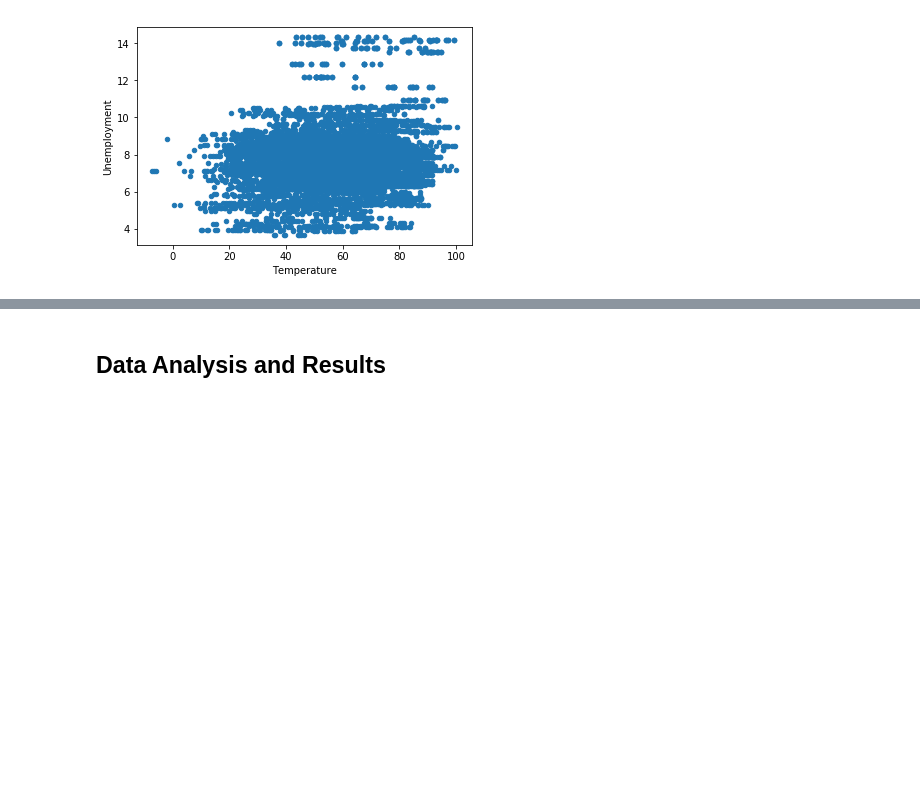
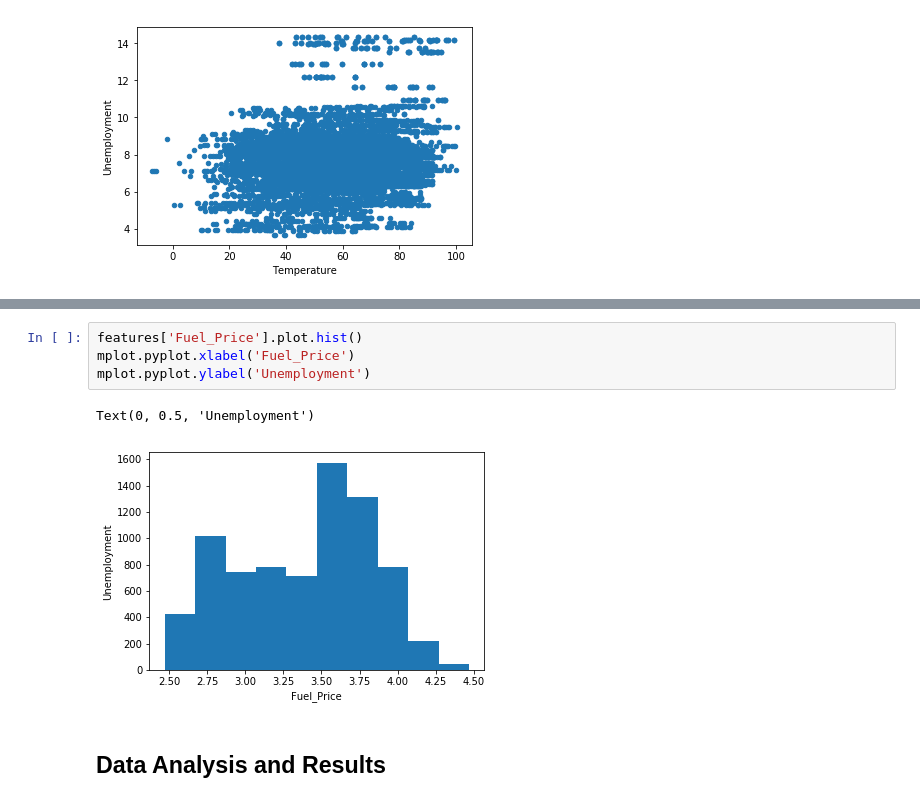
Before and after one commit to dkovelie/COGS-108-project-fun, a Jupyter notebook: FinalProject.ipynb, the cells around one changed output, grey strips where cells are left out. Saved outputs shown, nothing was run; the diff lists cells and outputs as text; blank space fills up the shorter version.

```diff
--- a/FinalProject.ipynb
+++ b/FinalProject.ipynb
@@ -190,3 +205,10 @@ mplot.pyplot.xscale('log', basex=2)
+# %%
+features['Fuel_Price'].plot.hist()
+mplot.pyplot.xlabel('Fuel_Price')
+mplot.pyplot.ylabel('Unemployment')
+# %% [output]
+Text(0, 0.5, 'Unemployment')
+[figure, added]
 # %% [markdown]
 ## Data Analysis and Results
 # %% [markdown]
```
Also changed, not shown: parts of 6 cells of this notebook.
